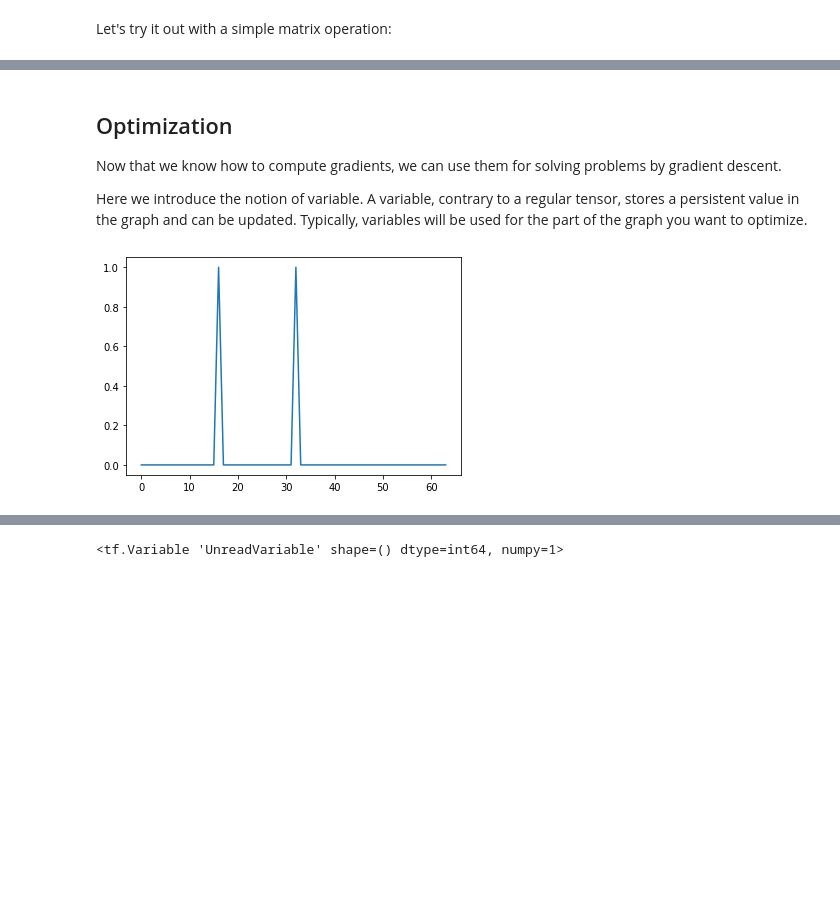
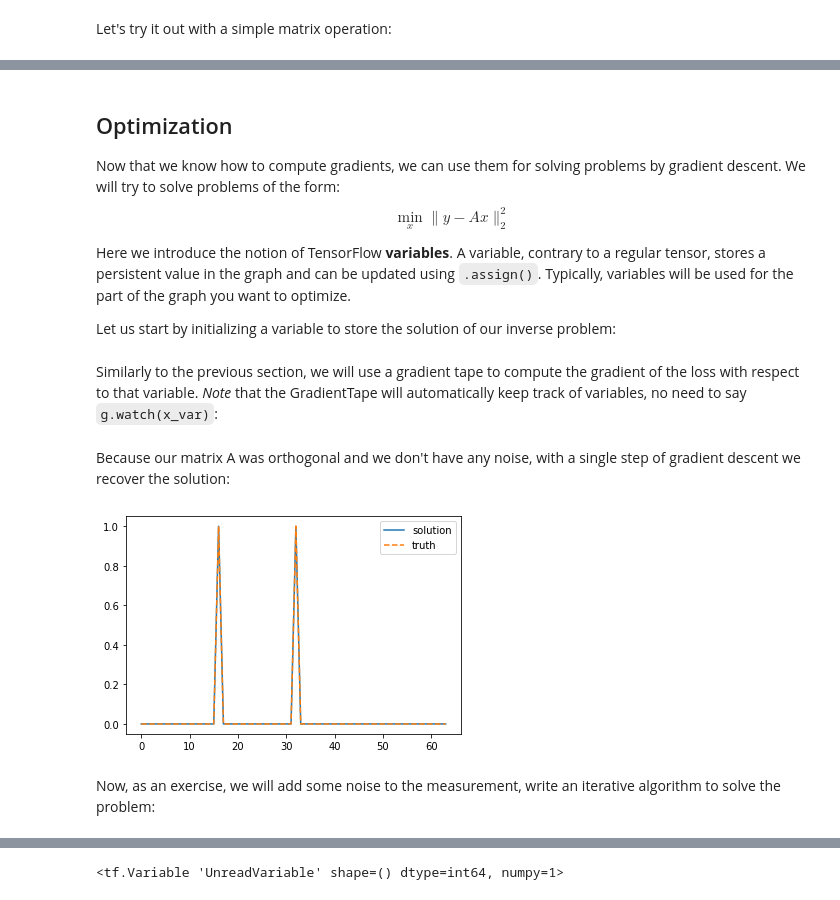
Before and after one commit to CosmoStat/Tutorials, a Jupyter notebook: TensorFlowFirstSteps.ipynb, the cells around one changed output, grey strips where cells are left out. Saved outputs shown, nothing was run; the diff lists cells and outputs as text; code cells hidden in the pictures; blank space fills up the shorter version.

```diff
--- a/TensorFlowFirstSteps.ipynb
+++ b/TensorFlowFirstSteps.ipynb
@@ -244,7 +251,9 @@ plot(dl_dx_tf);
 # %% [markdown]
 ## Optimization
 
-Now that we know how to compute gradients, we can use them for solving problems
-by gradient descent.
+Now that we know how to compute gradients, we can use them for solving problems by gradient descent. We will try to solve problems of the form:
+$$\min_x \parallel y - A x \parallel_2^2 $$
 
-Here we introduce the notion of variable. A variable, contrary to a regular tensor, stores a persistent value in the graph and can be updated. Typically, variables will be used for the part of the graph you want to optimize.
+Here we introduce the notion of TensorFlow **variables**. A variable, contrary to a regular tensor, stores a persistent value in the graph and can be updated using `.assign()`. Typically, variables will be used for the part of the graph you want to optimize.
+
+Let us start by initializing a variable to store the solution of our inverse problem:
@@ -253,3 +260,8 @@ x_var = tf.Variable(x)
+# %%
+# Initizalize a variable, set to 0, and marked as trainable
+x_var = tf.Variable(np.zeros(64), trainable=True, name='x')
+# %% [markdown]
+Similarly to the previous section, we will use a gradient tape to compute the gradient of the loss with respect to that variable. *Note* that the GradientTape will automatically keep track of variables, no need to say `g.watch(x_var)`:
 # %%
 with tf.GradientTape() as g:
   # Compute the loss
@@ -263,4 +275,10 @@ with tf.GradientTape() as g:
-# %%
-plot(x_var.numpy());
-# %% [output]
-[figure, removed]
+# %% [markdown]
+Because our matrix A was orthogonal and we don't have any noise, with a single step of gradient descent we recover the solution:
+# %%
+plot(x_var.numpy(), label='solution');
+plot(x_t, label='truth', ls='--');
+legend();
+# %% [output]
+[figure, added]
+# %% [markdown]
+Now, as an exercise, we will add some noise to the measurement, write an iterative algorithm to solve the problem:
```
Also changed, not shown: parts of 28 cells of this notebook.
